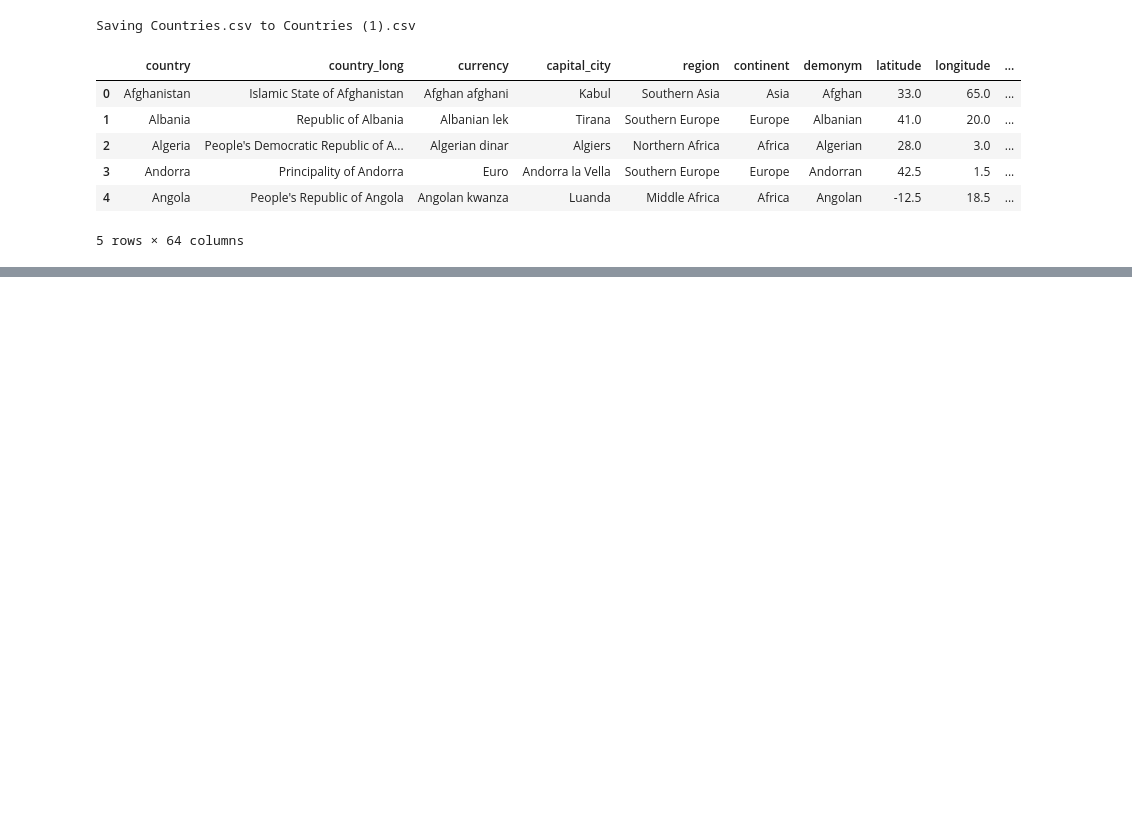
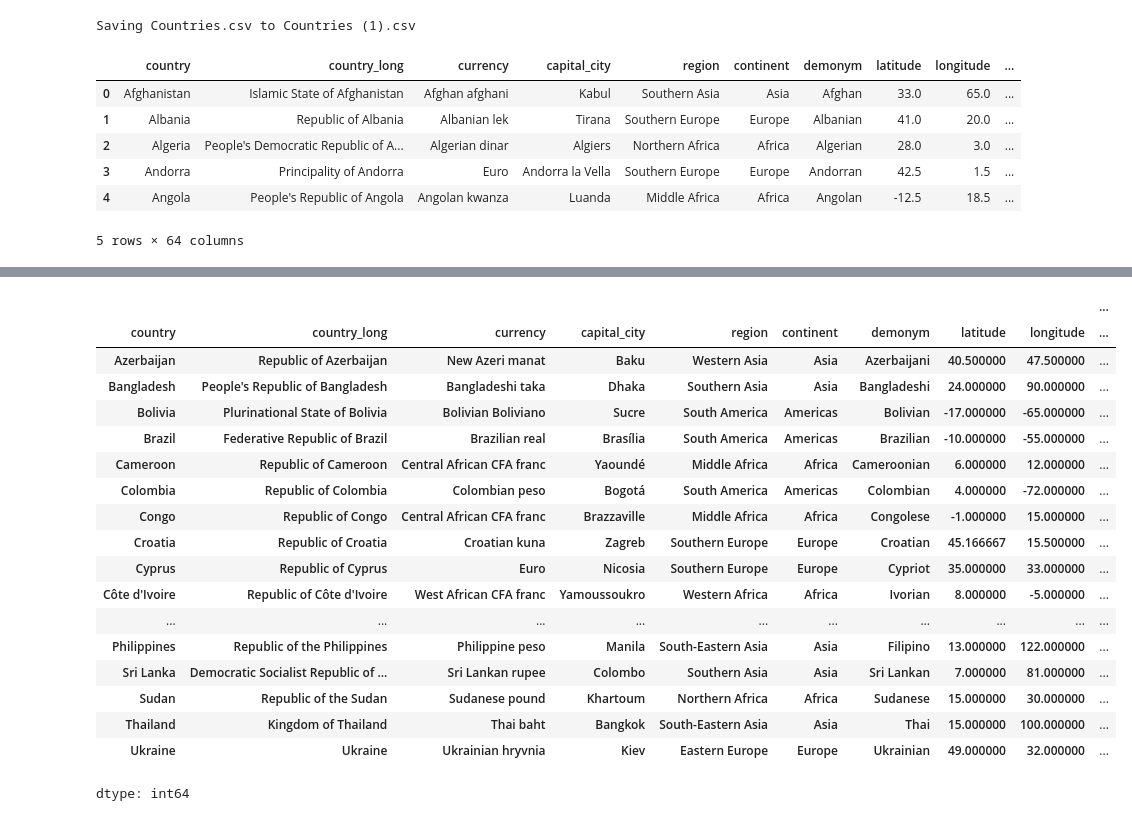
Before and after one commit to Janhavi4230/Model, a Jupyter notebook: Janhavi15.ipynb, the cells around one changed output, grey strips where cells are left out. Saved outputs shown, nothing was run; the diff lists cells and outputs as text; code cells hidden in the pictures; blank space fills up the shorter version.

```diff
--- a/Janhavi15.ipynb
+++ b/Janhavi15.ipynb
@@ -24,0 +172,22 @@ df.head()
+# %%
+df.value_counts()
+# %% [output]
+|  |  |  |  |  |  |  |  |  | ... |
+| country | country_long | currency | capital_city | region | continent | demonym | latitude | longitude | ... |
+| Azerbaijan | Republic of Azerbaijan | New Azeri manat | Baku | Western Asia | Asia | Azerbaijani | 40.500000 | 47.500000 | ... |
+| Bangladesh | People's Republic of Bangladesh | Bangladeshi taka | Dhaka | Southern Asia | Asia | Bangladeshi | 24.000000 | 90.000000 | ... |
+| Bolivia | Plurinational State of Bolivia | Bolivian Boliviano | Sucre | South America | Americas | Bolivian | -17.000000 | -65.000000 | ... |
+| Brazil | Federative Republic of Brazil | Brazilian real | Brasília | South America | Americas | Brazilian | -10.000000 | -55.000000 | ... |
+| Cameroon | Republic of Cameroon | Central African CFA franc | Yaoundé | Middle Africa | Africa | Cameroonian | 6.000000 | 12.000000 | ... |
+| Colombia | Republic of Colombia | Colombian peso | Bogotá | South America | Americas | Colombian | 4.000000 | -72.000000 | ... |
+| Congo | Republic of Congo | Central African CFA franc | Brazzaville | Middle Africa | Africa | Congolese | -1.000000 | 15.000000 | ... |
+| Croatia | Republic of Croatia | Croatian kuna | Zagreb | Southern Europe | Europe | Croatian | 45.166667 | 15.500000 | ... |
+| Cyprus | Republic of Cyprus | Euro | Nicosia | Southern Europe | Europe | Cypriot | 35.000000 | 33.000000 | ... |
+| Côte d'Ivoire | Republic of Côte d'Ivoire | West African CFA franc | Yamoussoukro | Western Africa | Africa | Ivorian | 8.000000 | -5.000000 | ... |
+| ... | ... | ... | ... | ... | ... | ... | ... | ... | ... |
+| Philippines | Republic of the Philippines | Philippine peso | Manila | South-Eastern Asia | Asia | Filipino | 13.000000 | 122.000000 | ... |
+| Sri Lanka | Democratic Socialist Republic of ... | Sri Lankan rupee | Colombo | Southern Asia | Asia | Sri Lankan | 7.000000 | 81.000000 | ... |
+| Sudan | Republic of the Sudan | Sudanese pound | Khartoum | Northern Africa | Africa | Sudanese | 15.000000 | 30.000000 | ... |
+| Thailand | Kingdom of Thailand | Thai baht | Bangkok | South-Eastern Asia | Asia | Thai | 15.000000 | 100.000000 | ... |
+| Ukraine | Ukraine | Ukrainian hryvnia | Kiev | Eastern Europe | Europe | Ukrainian | 49.000000 | 32.000000 | ... |
+dtype: int64
```
Also changed, not shown: parts of 10 cells of this notebook.
